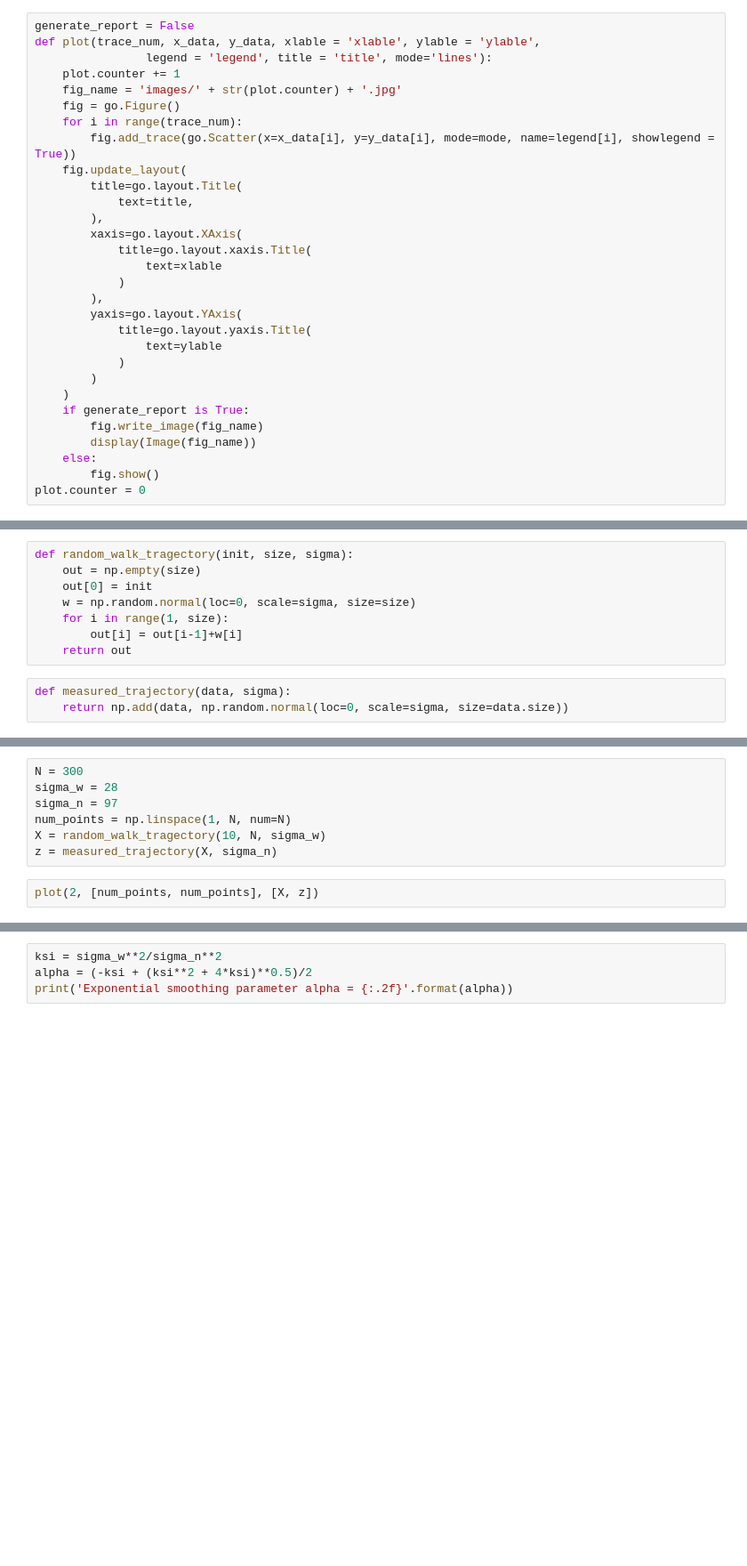
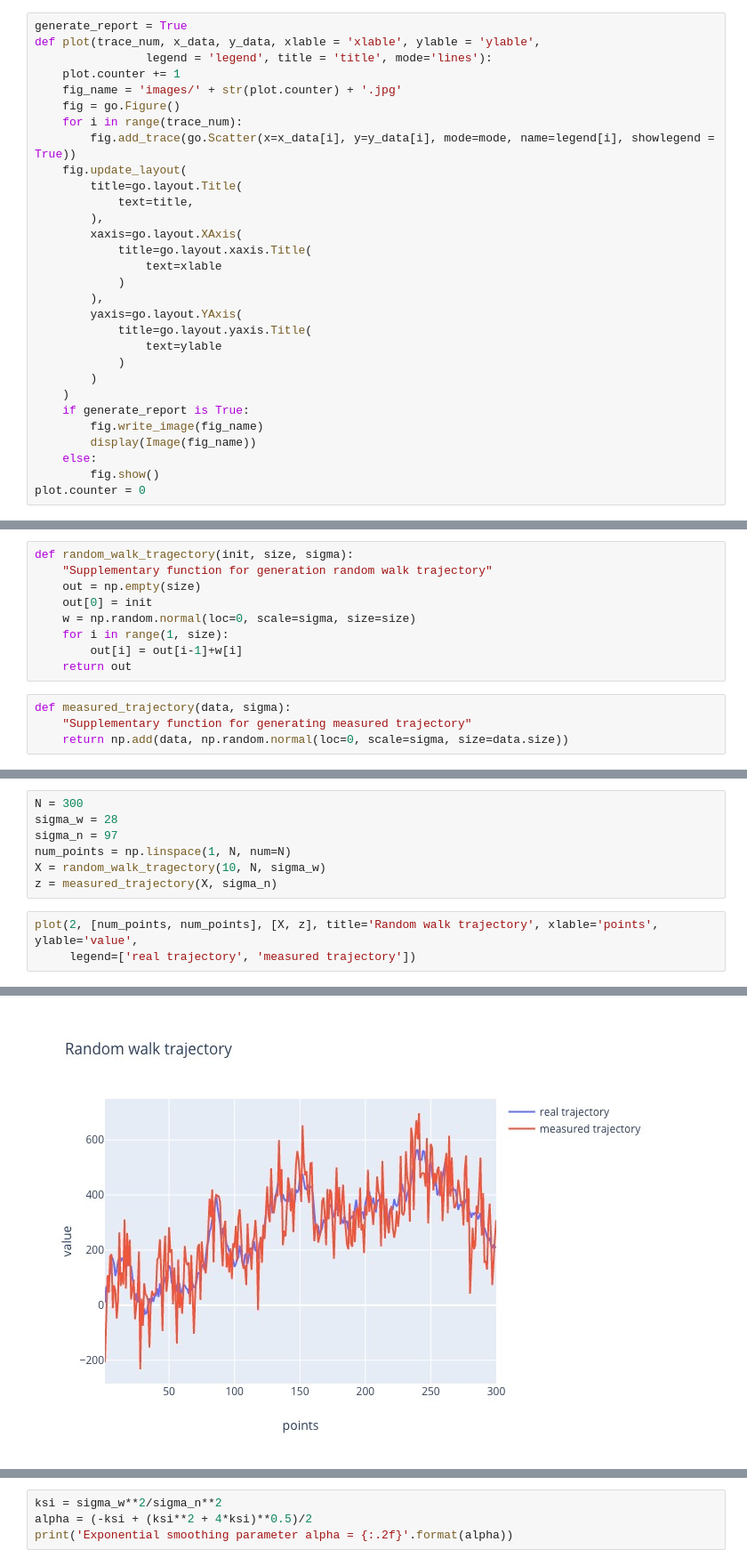
Before and after one commit to gornekich/ExpDataProc, a Jupyter notebook: Assignment3/Assignment3.ipynb, the cells around one changed output, grey strips where cells are left out. Shown at 89% size. Saved outputs shown, nothing was run; the diff lists cells and outputs as text; blank space fills up the shorter version.

Commit message:
Assignment 3 final report
Signed-off-by: nikigor <n.gorbadey@gmail.com>

```diff
--- a/Assignment3/Assignment3.ipynb
+++ b/Assignment3/Assignment3.ipynb
@@ -11,5 +25,5 @@ if not os.path.exists("images"):
 # %%
-generate_report = False
+generate_report = True
 def plot(trace_num, x_data, y_data, xlable = 'xlable', ylable = 'ylable',
                 legend = 'legend', title = 'title', mode='lines'):
     plot.counter += 1
@@ -65,6 +83,7 @@ def running_mean(data, M):
     return out
 # %%
 def random_walk_tragectory(init, size, sigma):
+    "Supplementary function for generation random walk trajectory"
     out = np.empty(size)
     out[0] = init
     w = np.random.normal(loc=0, scale=sigma, size=size)
@@ -73,4 +92,5 @@ def random_walk_tragectory(init, size, sigma):
     return out
 # %%
 def measured_trajectory(data, sigma):
+    "Supplementary function for generating measured trajectory"
     return np.add(data, np.random.normal(loc=0, scale=sigma, size=data.size))
@@ -82,5 +104,6 @@ num_points = np.linspace(1, N, num=N)
 X = random_walk_tragectory(10, N, sigma_w)
 z = measured_trajectory(X, sigma_n)
 # %%
-plot(2, [num_points, num_points], [X, z])
+plot(2, [num_points, num_points], [X, z], title='Random walk trajectory', xlable='points', ylable='value',
+     legend=['real trajectory', 'measured trajectory'])
 # %% [output]
@@ -87,0 +110 @@ plot(2, [num_points, num_points], [X, z])
+[figure, added]
```
Also changed, not shown: parts of 56 cells of this notebook, 2 other files.
